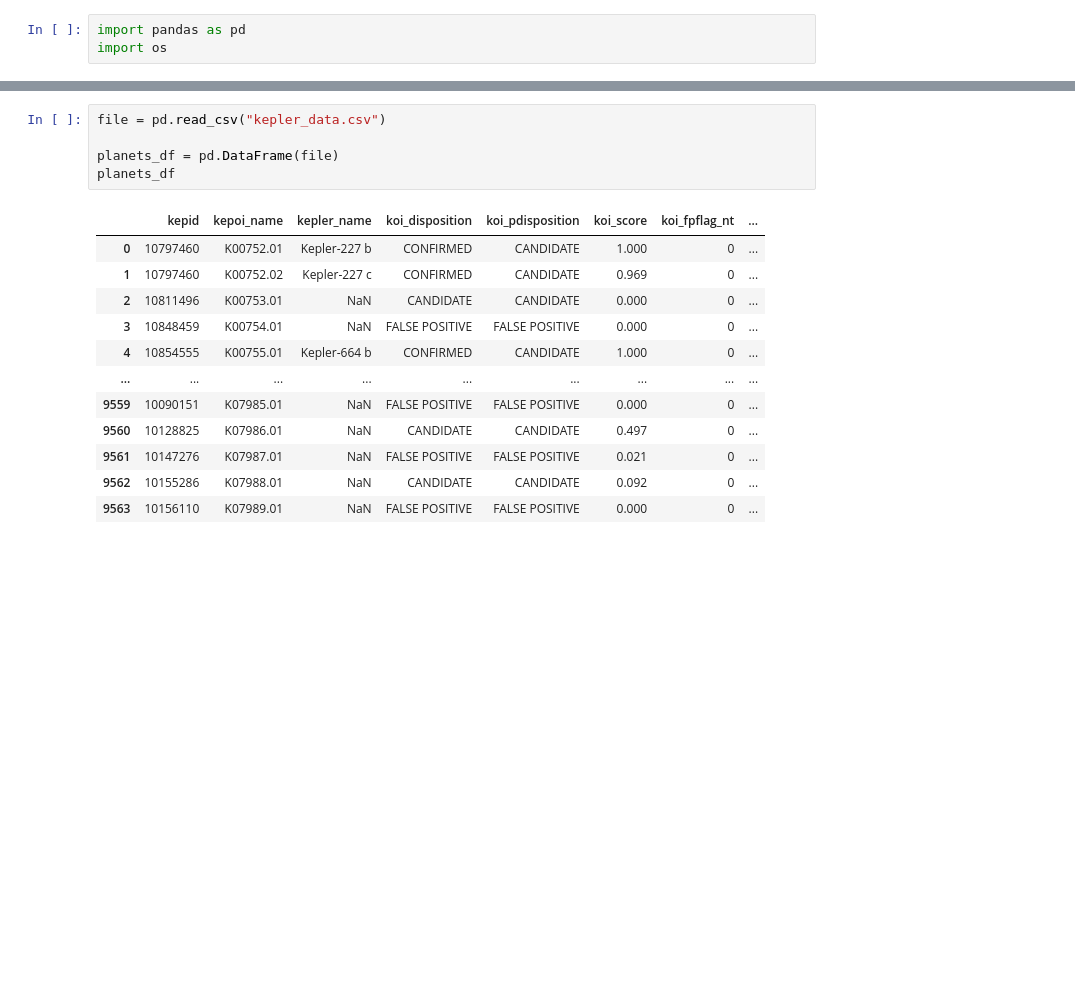
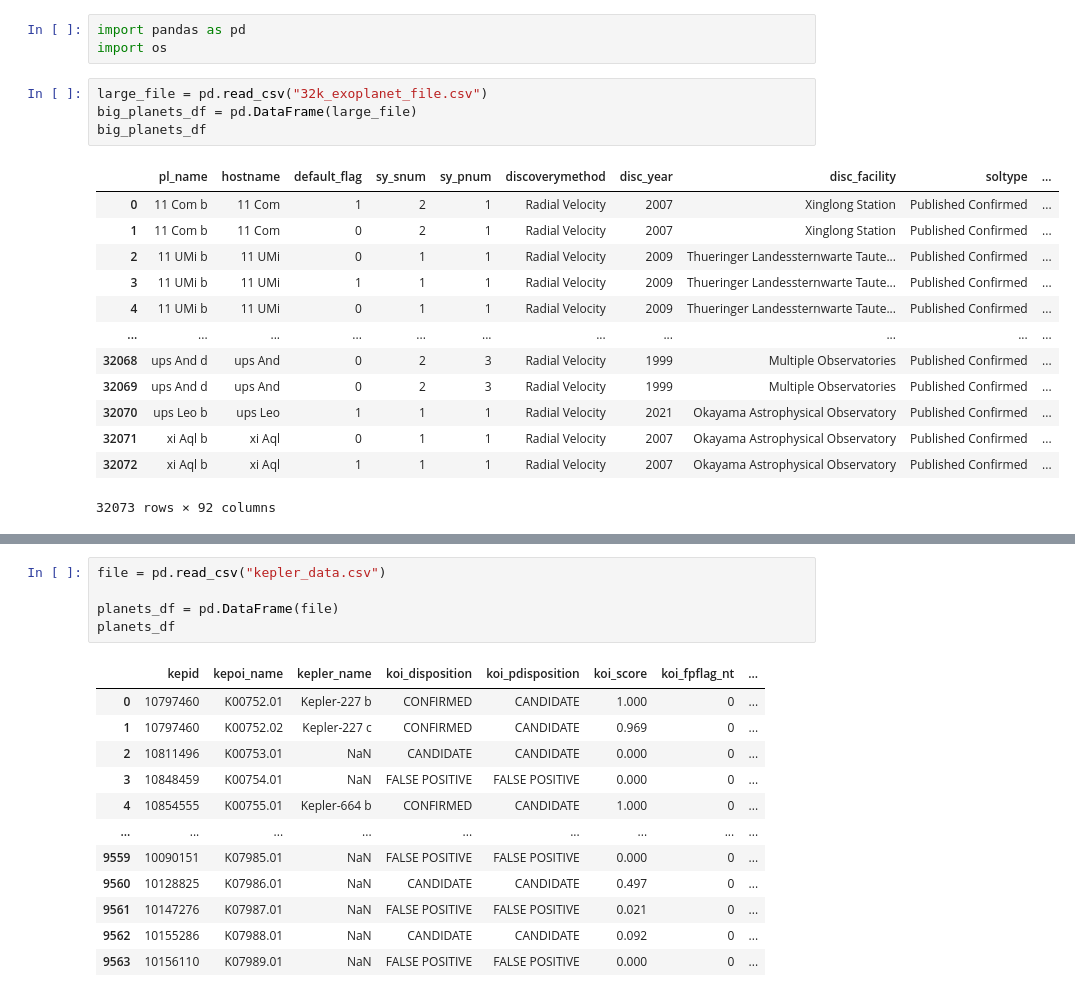
Before and after one commit to LiShanDa2021/exoplanet_detector, a Jupyter notebook: planets_data_exploration.ipynb, the cells around one changed output, grey strips where cells are left out. Saved outputs shown, nothing was run; the diff lists cells and outputs as text; blank space fills up the shorter version.

Commit message:
messed with aux pages and additional planet data from larger datasets

```diff
--- a/planets_data_exploration.ipynb
+++ b/planets_data_exploration.ipynb
@@ -1,3 +1,21 @@
 # %%
 import pandas as pd
 import os
+# %%
+large_file = pd.read_csv("32k_exoplanet_file.csv")
+big_planets_df = pd.DataFrame(large_file)
+big_planets_df
+# %% [output]
+|  | pl_name | hostname | default_flag | sy_snum | sy_pnum | discoverymethod | disc_year | disc_facility | soltype | ... |
+| 0 | 11 Com b | 11 Com | 1 | 2 | 1 | Radial Velocity | 2007 | Xinglong Station | Published Confirmed | ... |
+| 1 | 11 Com b | 11 Com | 0 | 2 | 1 | Radial Velocity | 2007 | Xinglong Station | Published Confirmed | ... |
+| 2 | 11 UMi b | 11 UMi | 0 | 1 | 1 | Radial Velocity | 2009 | Thueringer Landessternwarte Taute... | Published Confirmed | ... |
+| 3 | 11 UMi b | 11 UMi | 1 | 1 | 1 | Radial Velocity | 2009 | Thueringer Landessternwarte Taute... | Published Confirmed | ... |
+| 4 | 11 UMi b | 11 UMi | 0 | 1 | 1 | Radial Velocity | 2009 | Thueringer Landessternwarte Taute... | Published Confirmed | ... |
+| ... | ... | ... | ... | ... | ... | ... | ... | ... | ... | ... |
+| 32068 | ups And d | ups And | 0 | 2 | 3 | Radial Velocity | 1999 | Multiple Observatories | Published Confirmed | ... |
+| 32069 | ups And d | ups And | 0 | 2 | 3 | Radial Velocity | 1999 | Multiple Observatories | Published Confirmed | ... |
+| 32070 | ups Leo b | ups Leo | 1 | 1 | 1 | Radial Velocity | 2021 | Okayama Astrophysical Observatory | Published Confirmed | ... |
+| 32071 | xi Aql b | xi Aql | 0 | 1 | 1 | Radial Velocity | 2007 | Okayama Astrophysical Observatory | Published Confirmed | ... |
+| 32072 | xi Aql b | xi Aql | 1 | 1 | 1 | Radial Velocity | 2007 | Okayama Astrophysical Observatory | Published Confirmed | ... |
+32073 rows × 92 columns
```
Also changed, not shown: parts of 21 cells of this notebook, 8 other files.
